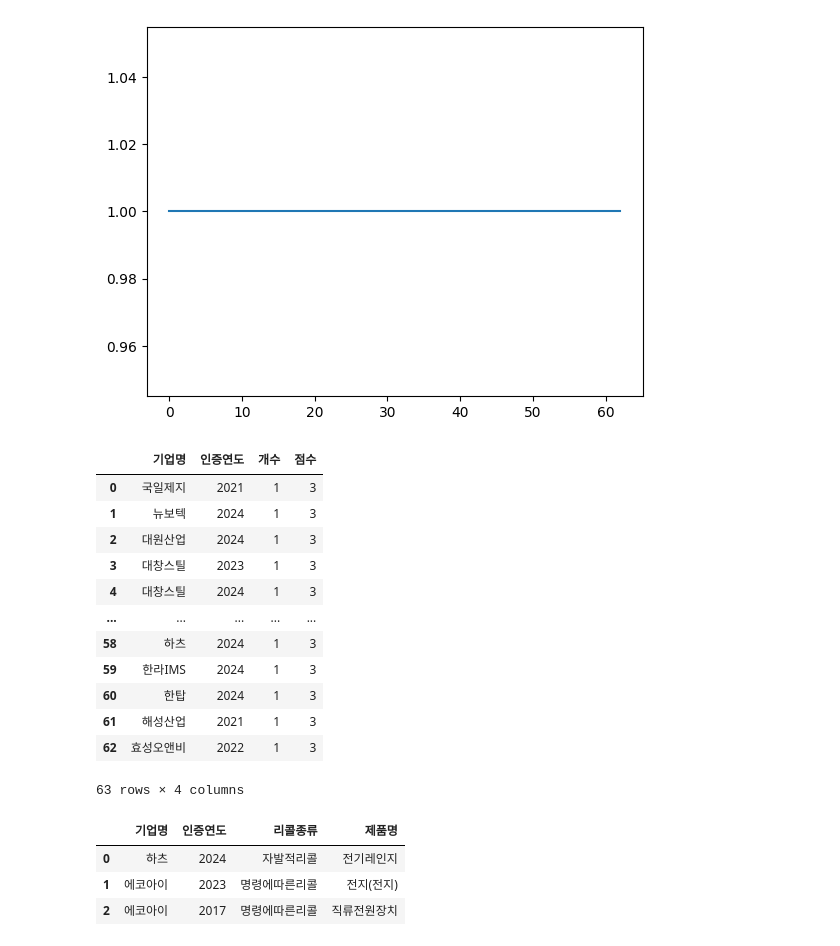
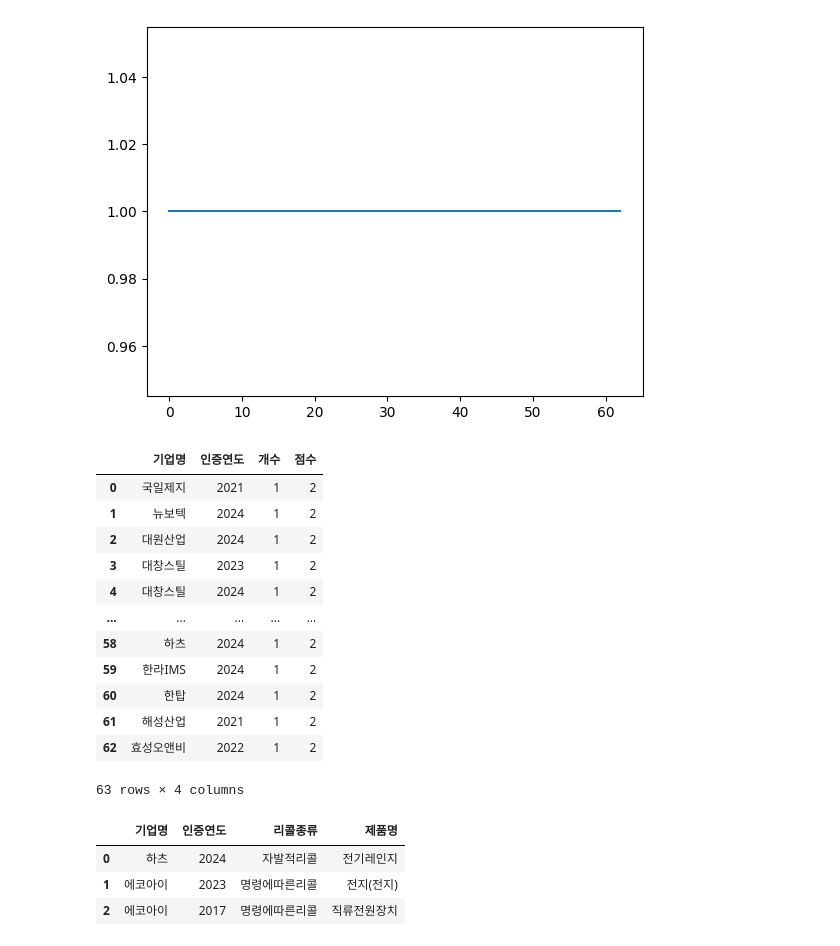
Before and after one commit to jmp-fullstack/ESG_TEAM1, a Jupyter notebook: 5.rating/리콜_녹색_점수/product_point.ipynb, the cells around one changed output. Cells and saved outputs as stored; diff of their text form; code cells hidden in the pictures.

```diff
--- a/5.rating/리콜_녹색_점수/product_point.ipynb
+++ b/5.rating/리콜_녹색_점수/product_point.ipynb
@@ -53,28 +53,30 @@ plt.show()
 # %%
 # 개수에 따라 점수 계산하여 점수 열 추가
 def calculate_score(count):
     if count == 0:
         return 0
     elif 1 <= count <= 2:
+        return 2
+    elif 3 <= count <= 4:
         return 3
     else:
-        return 5
+        return 3.5
 
 green_df_count["점수"] = green_df_count["개수"].apply(calculate_score)
 green_df_count
 # %% [output]
 |  | 기업명 | 인증연도 | 개수 | 점수 |
-| 0 | 국일제지 | 2021 | 1 | 3 |
-| 1 | 뉴보텍 | 2024 | 1 | 3 |
-| 2 | 대원산업 | 2024 | 1 | 3 |
-| 3 | 대창스틸 | 2023 | 1 | 3 |
-| 4 | 대창스틸 | 2024 | 1 | 3 |
+| 0 | 국일제지 | 2021 | 1 | 2 |
+| 1 | 뉴보텍 | 2024 | 1 | 2 |
+| 2 | 대원산업 | 2024 | 1 | 2 |
+| 3 | 대창스틸 | 2023 | 1 | 2 |
+| 4 | 대창스틸 | 2024 | 1 | 2 |
 | ... | ... | ... | ... | ... |
-| 58 | 하츠 | 2024 | 1 | 3 |
-| 59 | 한라IMS | 2024 | 1 | 3 |
-| 60 | 한탑 | 2024 | 1 | 3 |
-| 61 | 해성산업 | 2021 | 1 | 3 |
-| 62 | 효성오앤비 | 2022 | 1 | 3 |
+| 58 | 하츠 | 2024 | 1 | 2 |
+| 59 | 한라IMS | 2024 | 1 | 2 |
+| 60 | 한탑 | 2024 | 1 | 2 |
+| 61 | 해성산업 | 2021 | 1 | 2 |
+| 62 | 효성오앤비 | 2022 | 1 | 2 |
 63 rows × 4 columns
 # %%
 green_df_count.to_csv('녹색점수.csv',index=False)
```
